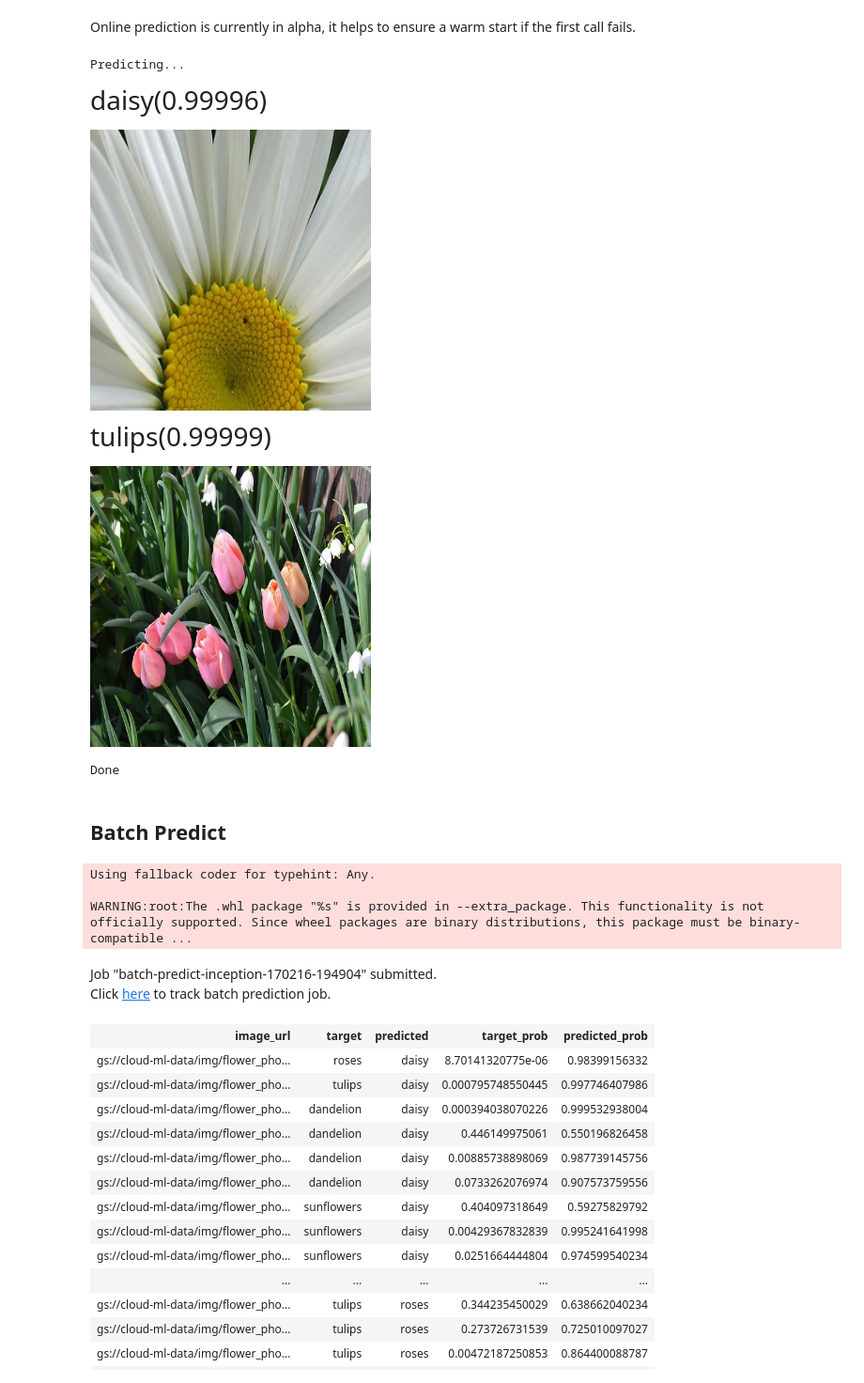
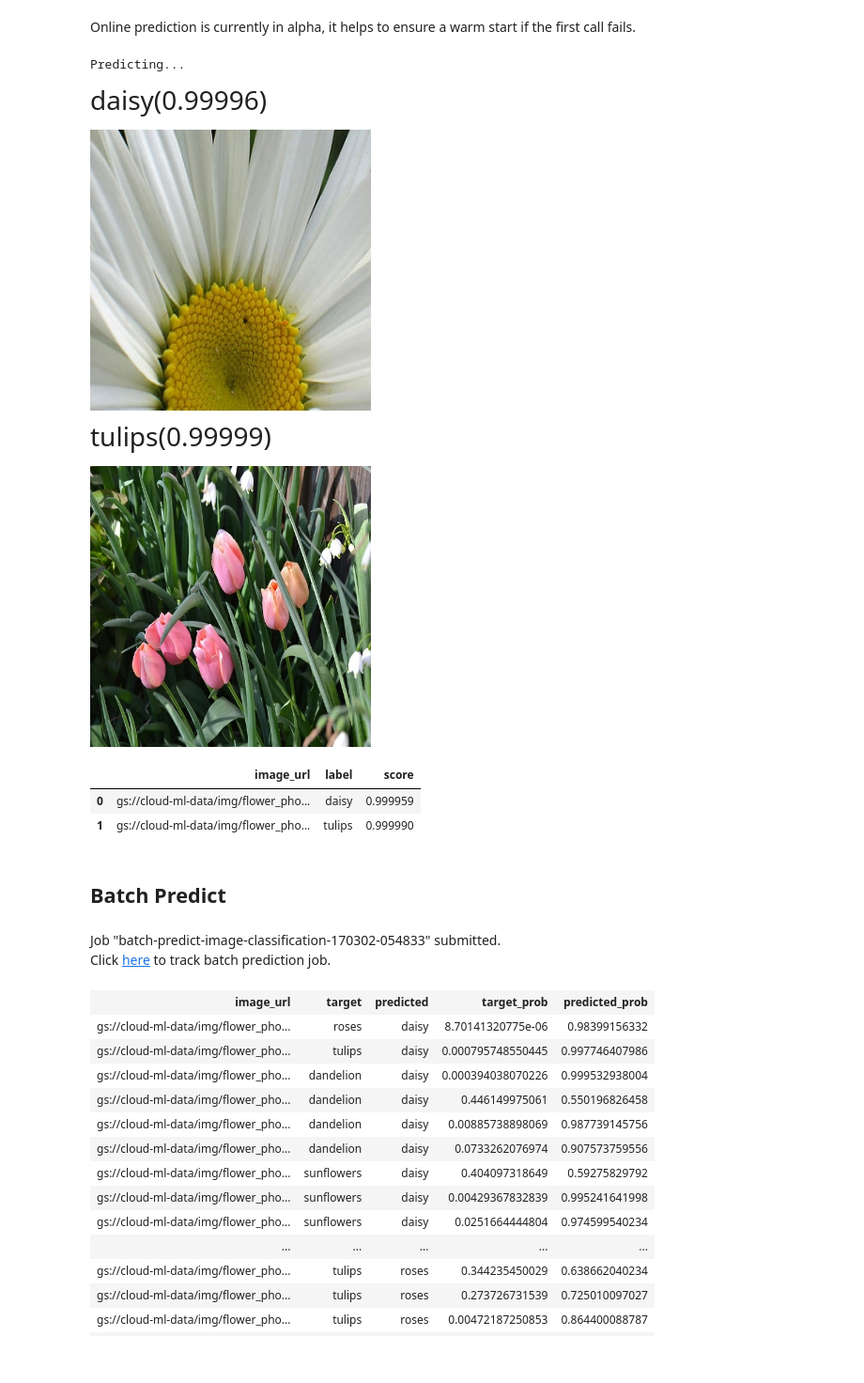
Before and after one commit to googledatalab/notebooks, a Jupyter notebook: tutorials/Machine Learning/image/flower/Cloud.ipynb, the cells around one changed output. Shown: that part at 94% size. Cells and saved outputs as stored; diff of their text form; code cells hidden in the pictures.

Commit message:
Inception notebooks update to make it work with latest namespace change.

```diff
--- a/tutorials/Machine Learning/image/flower/Cloud.ipynb
+++ b/tutorials/Machine Learning/image/flower/Cloud.ipynb
@@ -55,5 +56,5 @@ Click here to track preprocessing job.
 ## Train
 Note that the command remains the same as that in the "local" version.
 # %%
-cloud_train(preprocess_dir, 30, 1000, model_dir, CloudTrainingConfig('us-central1', 'BASIC'))
+train_job = model.train(preprocess_dir, 30, 1000, model_dir, cloud=CloudTrainingConfig('us-central1', 'BASIC'))
 # %% [output]
@@ -101,25 +104,25 @@ Online prediction is currently in alpha, it helps to ensure a warm start if the
 # %%
 images = [
     'gs://cloud-ml-data/img/flower_photos/daisy/15207766_fc2f1d692c_n.jpg',
     'gs://cloud-ml-data/img/flower_photos/tulips/6876631336_54bf150990.jpg'
 ]
 # set resize=True to avoid sending large data in prediction request.
-cloud_predict('flower.beta1', images, resize=True)
+model.predict('flower.beta1', images, resize=True, cloud=True)
 # %% [output]
 Predicting...
 daisy(0.99996)
 [figure]
 tulips(0.99999)
 [figure]
-Done
+|  | image_url | label | score |
+| 0 | gs://cloud-ml-data/img/flower_pho... | daisy | 0.999959 |
+| 1 | gs://cloud-ml-data/img/flower_pho... | tulips | 0.999990 |
 # %% [markdown]
 ## Batch Predict
 # %%
 eval_set = CsvDataSet('gs://cloud-datalab/sampledata/flower/eval670.csv', schema='image_url:STRING,label:STRING')
-cloud_batch_predict(eval_set, model_dir, staging_dir, output_bq_table='flower.eval_results_full')
+batch_predict_job = model.batch_predict(eval_set, model_dir, output_bq_table='flower.eval_results_full',
+                                        cloud={'temp_location': staging_dir})
 # %% [output]
-Using fallback coder for typehint: Any.
-
-WARNING:root:The .whl package "%s" is provided in --extra_package. This functionality is not officially supported. Since wheel packages are binary distributions, this package must be binary-compatible ...
-Job "batch-predict-inception-170216-194904" submitted.
+Job "batch-predict-image-classification-170302-054833" submitted.
 Click here to track batch prediction job.
```
Also changed, not shown: parts of 6 cells of this notebook, 3 other files.
